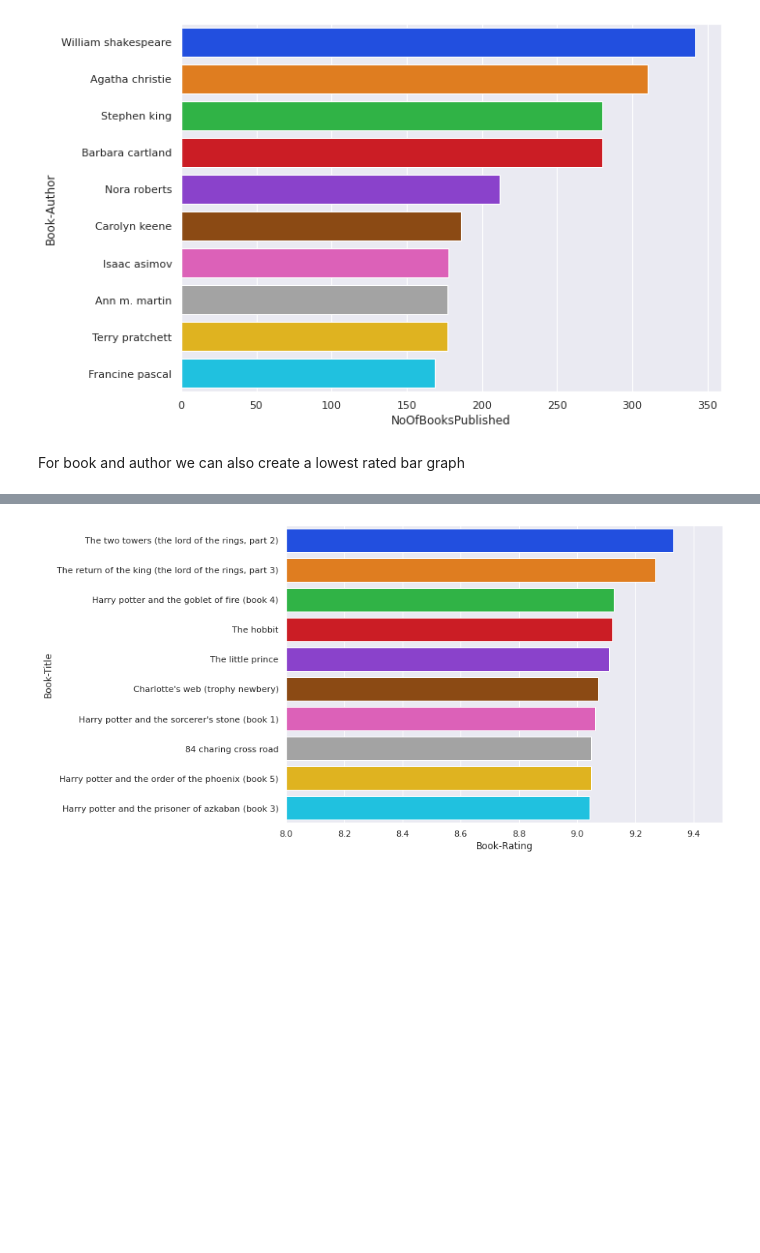
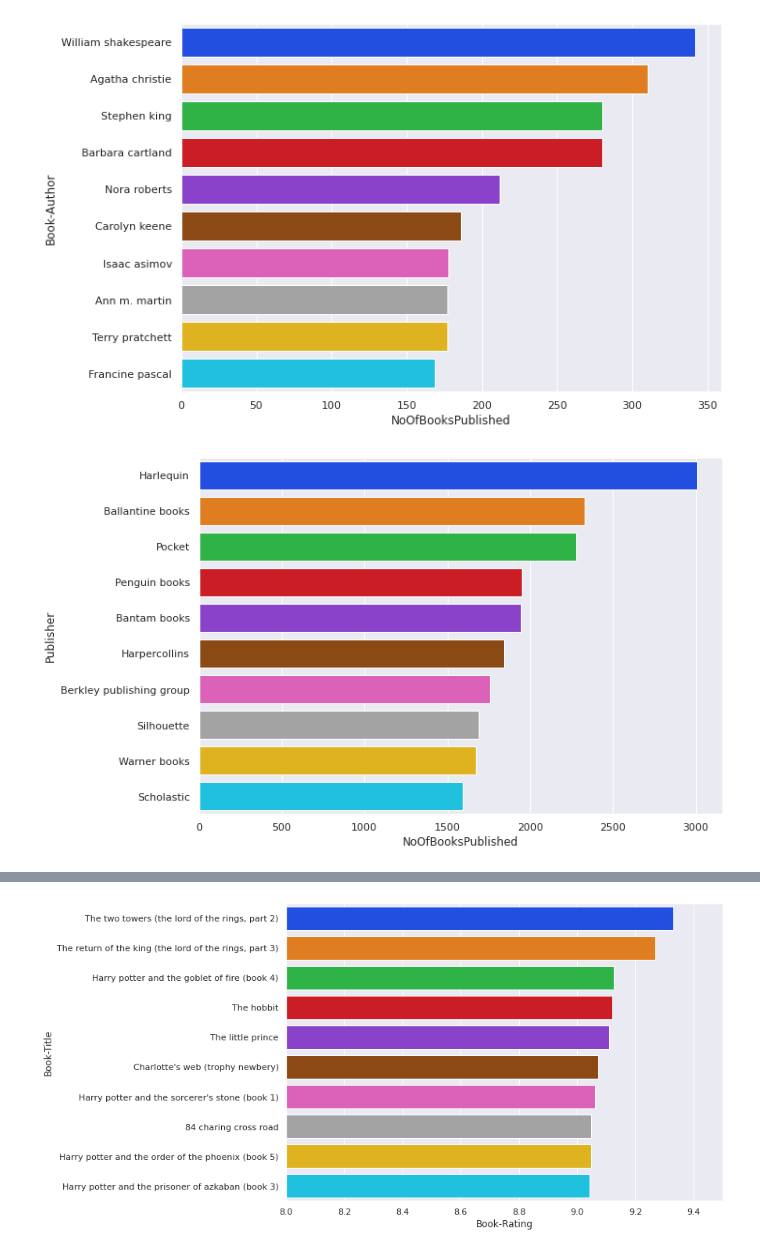
Before and after one commit to Yash1289/Book_Recommendations, a Jupyter notebook: Book_Recommender_System.ipynb, the cells around one changed output, grey strips where cells are left out. Cells and saved outputs as stored; diff of their text form; code cells hidden in the pictures; blank space fills up the shorter version.

```diff
--- a/Book_Recommender_System.ipynb
+++ b/Book_Recommender_System.ipynb
@@ -315,5 +335,11 @@ sns.barplot(y="Book-Author", x = "NoOfBooksPublished", data = top10AuthorBookFre
 plt.show()
 # %% [output]
 [figure]
-# %% [markdown]
-For book and author we can also create a lowest rated bar graph
+# %%
+topBookPublisher = recSys_eda_df.groupby("Publisher").agg({ "ISBN" : pd.Series.nunique}).reset_index()
+top10BooksPublisher = topBookPublisher.rename(columns = { "ISBN" : "NoOfBooksPublished" }).sort_values(by = "NoOfBooksPublished" , ascending = False).head(10)
+
+sns.barplot( x = "NoOfBooksPublished" , y = "Publisher" , data = top10BooksPublisher , palette = "bright" , orient = "h")
+plt.show()
+# %% [output]
+[figure, added]
```
Also changed, not shown: parts of 10 cells of this notebook.
